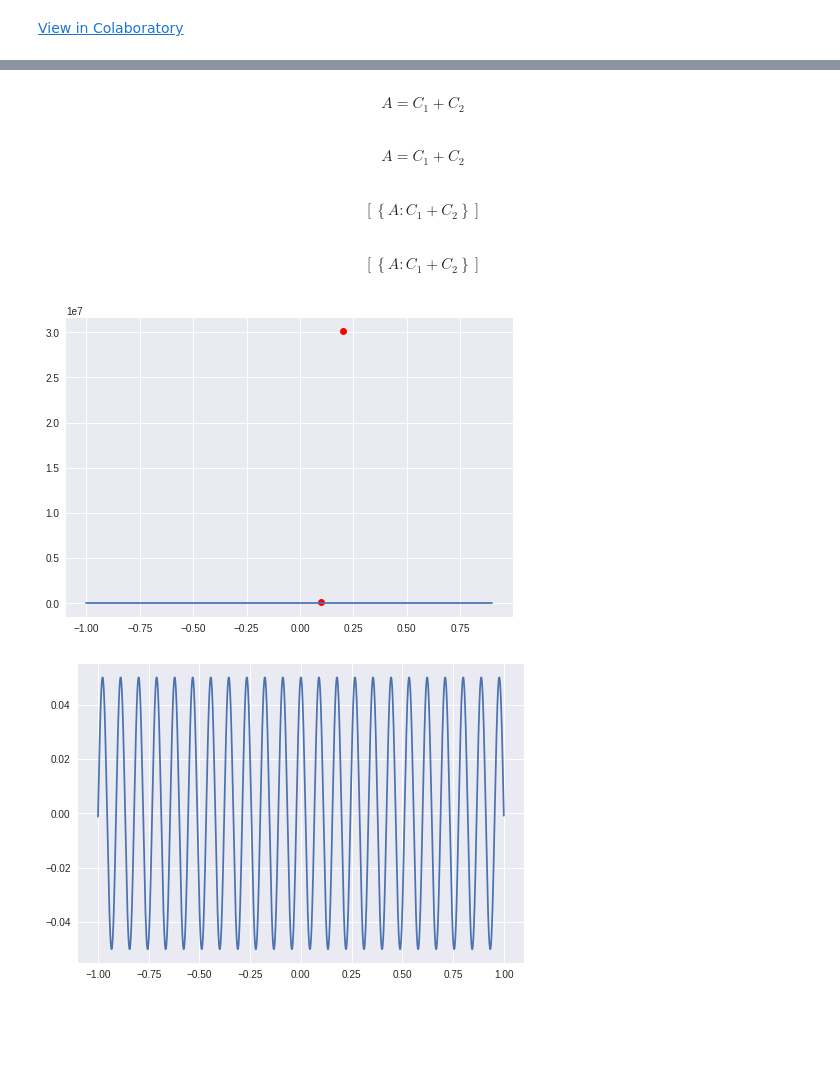
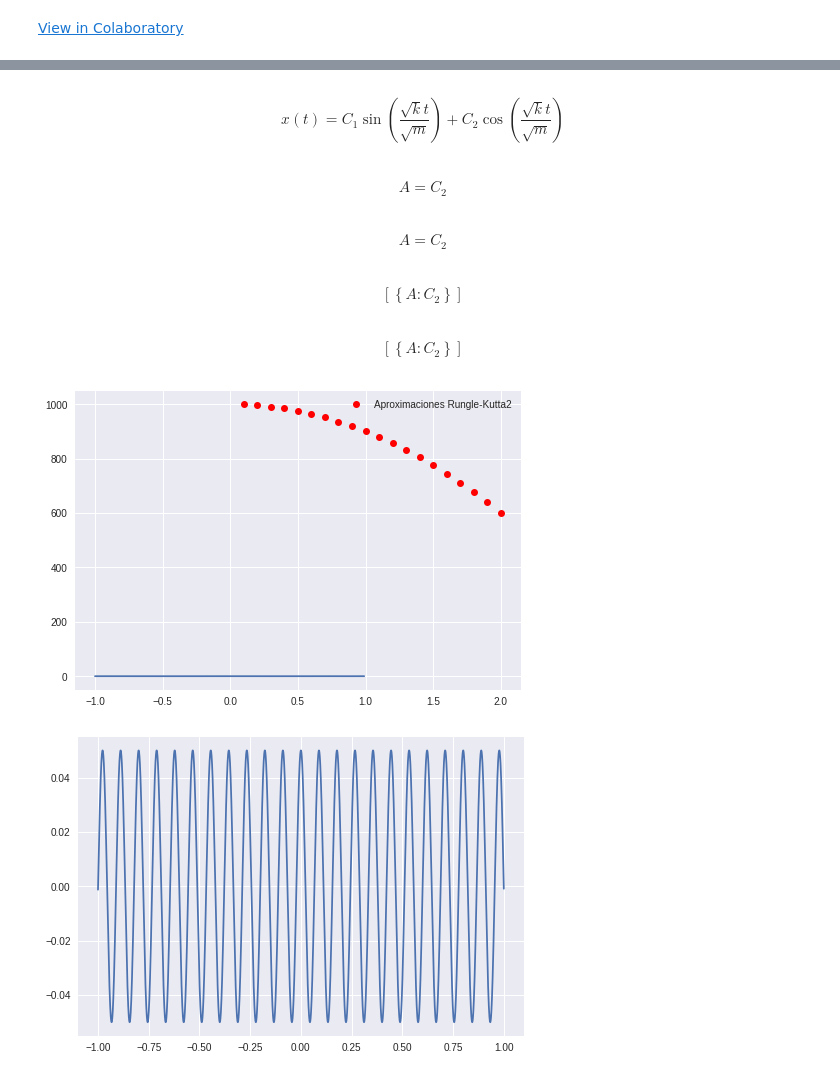
Before and after one commit to ElectiveOrc9/Dos-puntos-Be, a Jupyter notebook: Ley_de_Hooke_4_de_Octubre_de_2018.ipynb, the cells around one changed output, grey strips where cells are left out. Drawn from its saved outputs; the diff is of its cells as text; code cells hidden in the pictures; blank space fills up the shorter version.

```diff
--- a/Ley_de_Hooke_4_de_Octubre_de_2018.ipynb
+++ b/Ley_de_Hooke_4_de_Octubre_de_2018.ipynb
@@ -4,10 +4,10 @@
 import sympy
 import numpy as np
 sympy.init_printing(use_latex='mathjax')
-A=sympy.Symbol('A ')
-m=sympy.Symbol('m')
-k=sympy.Symbol('k')
-t=sympy.Symbol('t')
+A=sympy.Symbol('A')
+m=sympy.Symbol('m', positive=True)
+k=sympy.Symbol('k', positive=True)
+t=sympy.Symbol('t', real=True)
 x=sympy.Function('x')
 
 f=(-k*x(t))/m
@@ -33,52 +24,59 @@ $e^{i \phi} = cos(\phi) + isin(\phi)$
+# %% [markdown]
+
+
+$$x{\left (t \right )} = C_{1} \sin{\left (\frac{\sqrt{k} t}{\sqrt{m}} \right )} + C_{2} \cos{\left (\frac{\sqrt{k} t}{\sqrt{m}} \right )}$$
 # %%
 C_f = sympy.Eq(Sol.lhs.subs(t, 0).subs(ics), Sol.rhs.subs(t, 0))
 C_f
 # %% [output]
-$$A = C_{1} + C_{2}$$
+$$A = C_{2}$$
 # %% [markdown]
-$$A = C_{1} + C_{2}$$
+$$A = C_{2}$$
 # %%
 sympy.solve(C_f)
 # %% [output]
-$$\left [ \left \{ A : C_{1} + C_{2}\right \}\right ]$$
+$$\left [ \left \{ A : C_{2}\right \}\right ]$$
 # %% [markdown]
-$$\left [ \left \{ A : C_{1} + C_{2}\right \}\right ]$$
+$$\left [ \left \{ A : C_{2}\right \}\right ]$$
 # %%
 import numpy as np
 import sympy
 import pylab as pl
-m=sympy.Symbol('m')
-k=sympy.Symbol('k')
-t=sympy.Symbol('t')
+m=sympy.Symbol('m', positive=True)
+k=sympy.Symbol('k', positive=True)
+t=sympy.Symbol('t', real=True)
 x=sympy.Function('x')
 
 def rk2(f,x,y,h,m):
 #m filas, 2 columnas
  u=np.zeros([m,2],float)
  for i in range(m):
   k1=h*f(x,y)
   k2=h*f(x+h, y+k1)
   y=y+0.5*(k1+k2)
   x=x+h
   u[i,0]=x
   u[i,1]=y
  return u
 
 def f(x,y):
- return (-196*y)
+ k=1000
+ m=250/49
+ return (-k*x)/m
 
-u=rk2(f,0,1000,0.1,2)
+u=rk2(f,0,1000,0.1,20)
 pl.plot(u[:,0],u[:,1],'or', label='Aproximaciones Rungle-Kutta2')
 
 def h(i):
  return 0.05*(np.cos(i*np.sqrt(1000*(250/49))))
 
 v = np.arange(-1, 1, 0.01)
 
 pl.plot(v, h(v))
+pl.legend()
 pl.show()
 # %% [output]
-[figure, old version]
+[figure, new version]
 # %%
 import numpy as np
 import matplotlib.pyplot as plt
```
Also changed, not shown: parts of 2 cells of this notebook.
